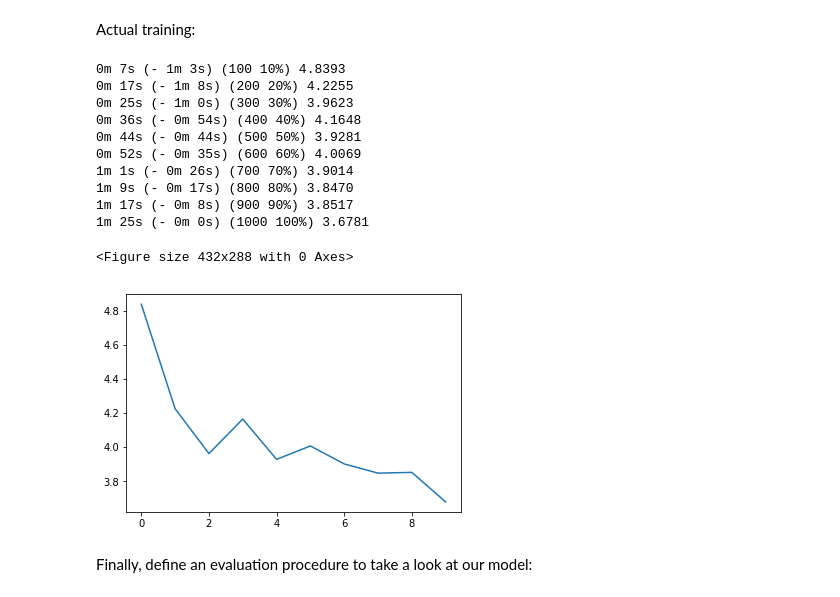
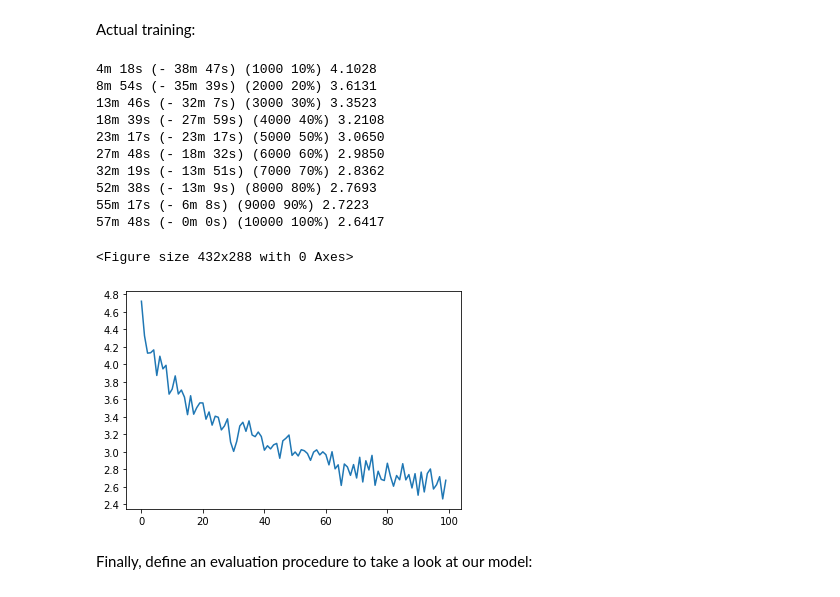
Before and after one commit to mic-he/learningNLP-y, a Jupyter notebook: translation_seq2seq_attention.ipynb, the cells around one changed output. Drawn from its saved outputs; the diff is of its cells as text; code cells hidden in the pictures.

Commit message:
minor fixes, longer training

```diff
--- a/translation_seq2seq_attention.ipynb
+++ b/translation_seq2seq_attention.ipynb
@@ -492,22 +492,22 @@ Actual training:
 # %%
 hidden_size = 256
 encoder1 = EncoderRNN(input_lang.n_words, hidden_size).to(device)
 attn_decoder1 = AttnDecoderRNN(hidden_size, output_lang.n_words, dropout_p=0.1).to(device)
 
-trainIters(encoder1, attn_decoder1, 1000, print_every=100)
+trainIters(encoder1, attn_decoder1, 10000, print_every=1000)
 # %% [output]
-0m 7s (- 1m 3s) (100 10%) 4.8393
-0m 17s (- 1m 8s) (200 20%) 4.2255
-0m 25s (- 1m 0s) (300 30%) 3.9623
-0m 36s (- 0m 54s) (400 40%) 4.1648
-0m 44s (- 0m 44s) (500 50%) 3.9281
-0m 52s (- 0m 35s) (600 60%) 4.0069
-1m 1s (- 0m 26s) (700 70%) 3.9014
-1m 9s (- 0m 17s) (800 80%) 3.8470
-1m 17s (- 0m 8s) (900 90%) 3.8517
-1m 25s (- 0m 0s) (1000 100%) 3.6781
+4m 18s (- 38m 47s) (1000 10%) 4.1028
+8m 54s (- 35m 39s) (2000 20%) 3.6131
+13m 46s (- 32m 7s) (3000 30%) 3.3523
+18m 39s (- 27m 59s) (4000 40%) 3.2108
+23m 17s (- 23m 17s) (5000 50%) 3.0650
+27m 48s (- 18m 32s) (6000 60%) 2.9850
+32m 19s (- 13m 51s) (7000 70%) 2.8362
+52m 38s (- 13m 9s) (8000 80%) 2.7693
+55m 17s (- 6m 8s) (9000 90%) 2.7223
+57m 48s (- 0m 0s) (10000 100%) 2.6417
 <Figure size 432x288 with 0 Axes>
-[figure, old version]
+[figure, new version]
 # %% [markdown]
 Finally, define an evaluation procedure to take a look at our model:
 # %%
```
Also changed, not shown: parts of 7 cells of this notebook.
